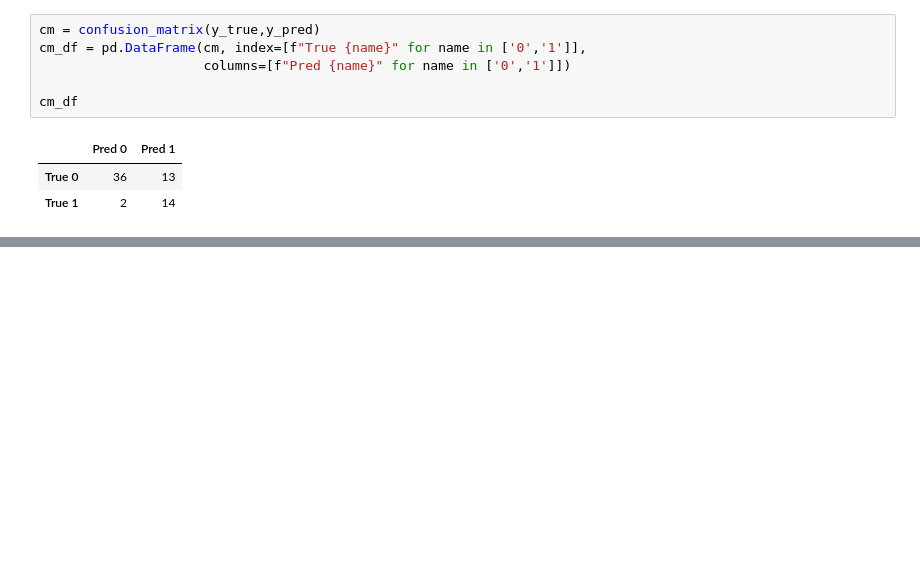
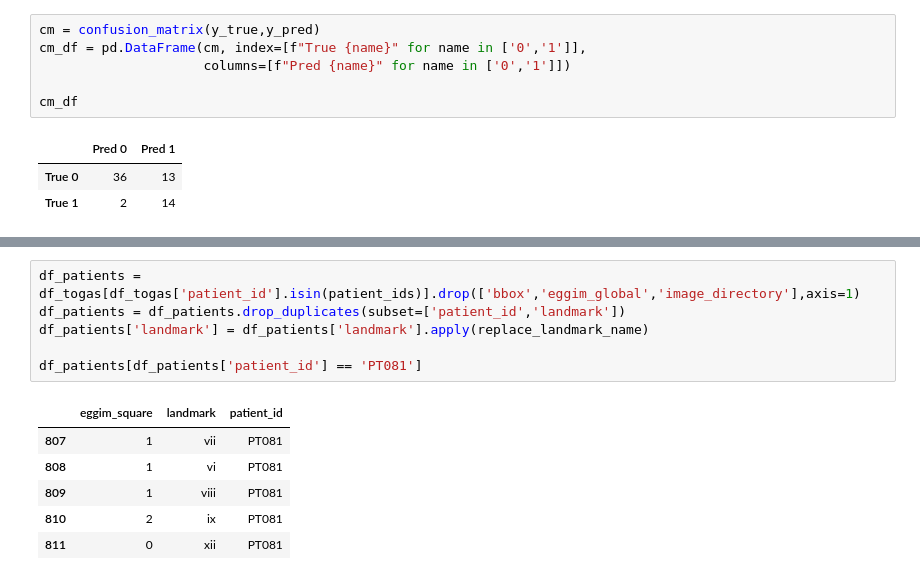
Before and after one commit to miguelmartins/eggimazing, a Jupyter notebook: get_data.ipynb, the cells around one changed output, grey strips where cells are left out. Drawn from its saved outputs; the diff is of its cells as text; blank space fills up the shorter version.

```diff
--- a/get_data.ipynb
+++ b/get_data.ipynb
@@ -322,0 +335,13 @@ cm_df
+# %%
+df_patients = df_togas[df_togas['patient_id'].isin(patient_ids)].drop(['bbox','eggim_global','image_directory'],axis=1)
+df_patients = df_patients.drop_duplicates(subset=['patient_id','landmark'])
+df_patients['landmark'] = df_patients['landmark'].apply(replace_landmark_name)
+
+df_patients[df_patients['patient_id'] == 'PT081']
+# %% [output]
+|  | eggim_square | landmark | patient_id |
+| 807 | 1 | vii | PT081 |
+| 808 | 1 | vi | PT081 |
+| 809 | 1 | viii | PT081 |
+| 810 | 2 | ix | PT081 |
+| 811 | 0 | xii | PT081 |
```
Also changed, not shown: parts of 8 cells of this notebook, 1 other file.
